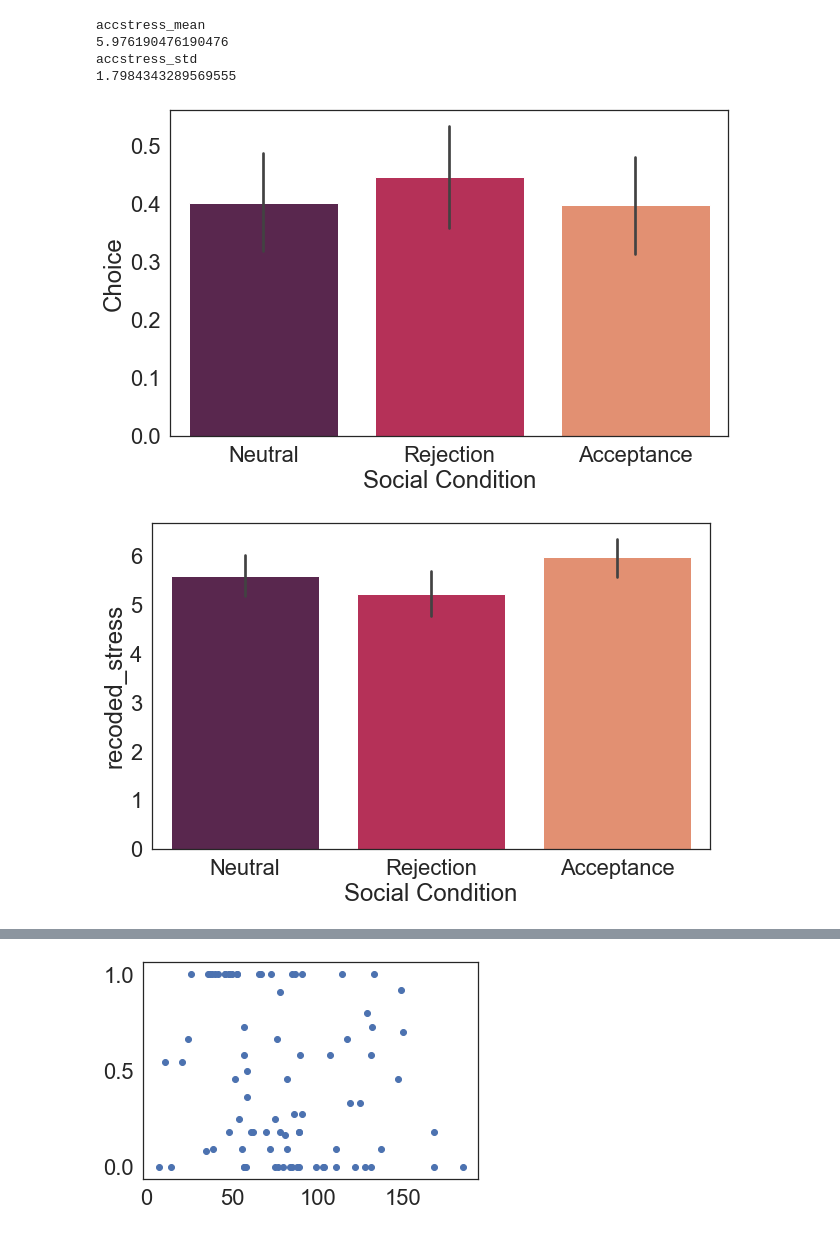
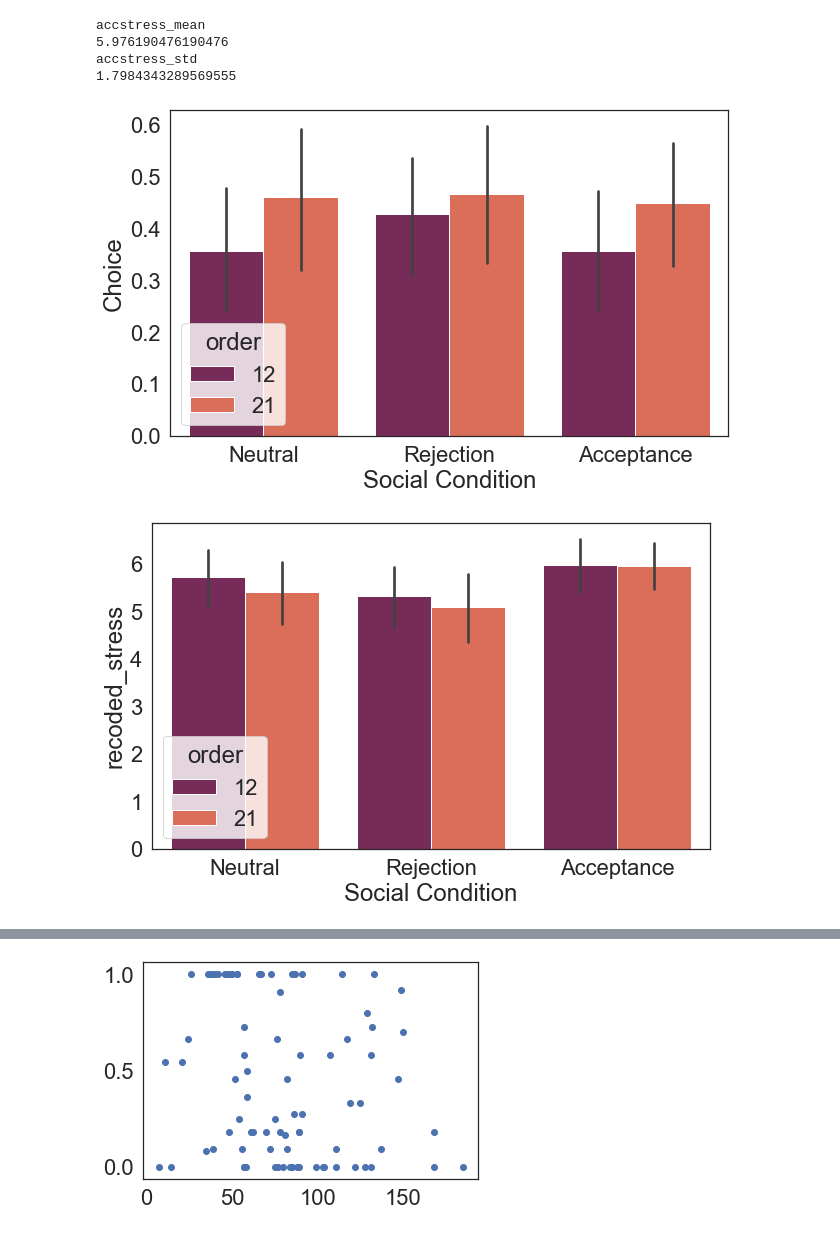
Before and after one commit to fareri-lab/Rejection_Choice, a Jupyter notebook: RMAnova w Pingouin_8.14.23.ipynb, the cells around one changed output, grey strips where cells are left out. Saved outputs shown, nothing was run; the diff lists cells and outputs as text; code cells hidden in the pictures.

```diff
--- a/RMAnova w Pingouin_8.14.23.ipynb
+++ b/RMAnova w Pingouin_8.14.23.ipynb
@@ -1719,24 +1724,24 @@ accstress_std
 plt.figure(figsize=(10,6))
 sns.set(font_scale=2)
 sns.set_style('white')
-choiceplot = sns.barplot(x='Social Condition', y='Choice', palette='rocket',data= plottingdata)#,errorbar=('ci', 68))
+choiceplot = sns.barplot(x='Social Condition', y='Choice', palette='rocket',data= plottingdata, hue='order')#,errorbar=('ci', 68))
 #choiceplot.set_ylabel('Self Choice %')
 #sns.set_style('white')
 #choiceplot.set_ylim(0,1)
-#choiceplot.figure.savefig('ANOVA_choiceplot.png',bbox_inches='tight')
+choiceplot.figure.savefig('ANOVA_choiceplot.png',bbox_inches='tight')
 # %% [output]
-[figure, old version]
+[figure, new version]
 # %%
 plt.figure(figsize=(10,6))
 sns.set(font_scale=2)
 sns.set_style('white')
-choiceplot = sns.barplot(x='Social Condition', y='recoded_stress', data= plottingdata,palette= 'rocket')#,errorbar=('ci', 68))
+choiceplot = sns.barplot(x='Social Condition', y='recoded_stress', data= plottingdata,palette= 'rocket', hue = 'order')#,errorbar=('ci', 68))
 #choiceplot.set_ylabel('Affect Rating')
 #choiceplot.set_xlabel('Social Condition')
 #choiceplot.set_ylim(1, 9)
-#choiceplot.figure.savefig('ANOVA_affectplot.png',bbox_inches='tight')
+choiceplot.figure.savefig('ANOVA_affectplot.png',bbox_inches='tight')
 # %% [output]
-[figure, old version]
+[figure, new version]
 # %%
 sns.set(font_scale=2)
 sns.set_style('white')
```
Also changed, not shown: parts of 14 cells of this notebook, 8 other files.
